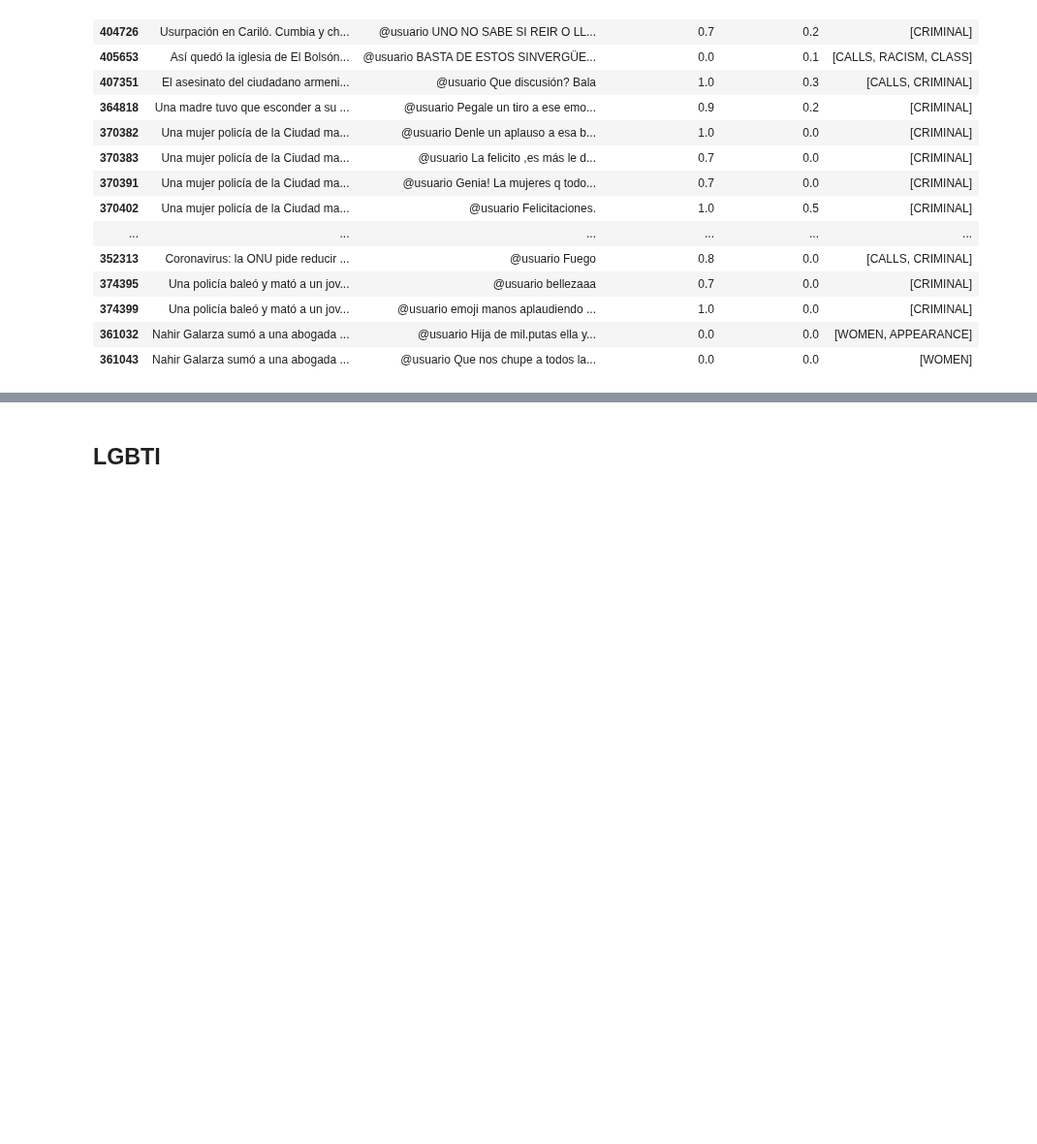
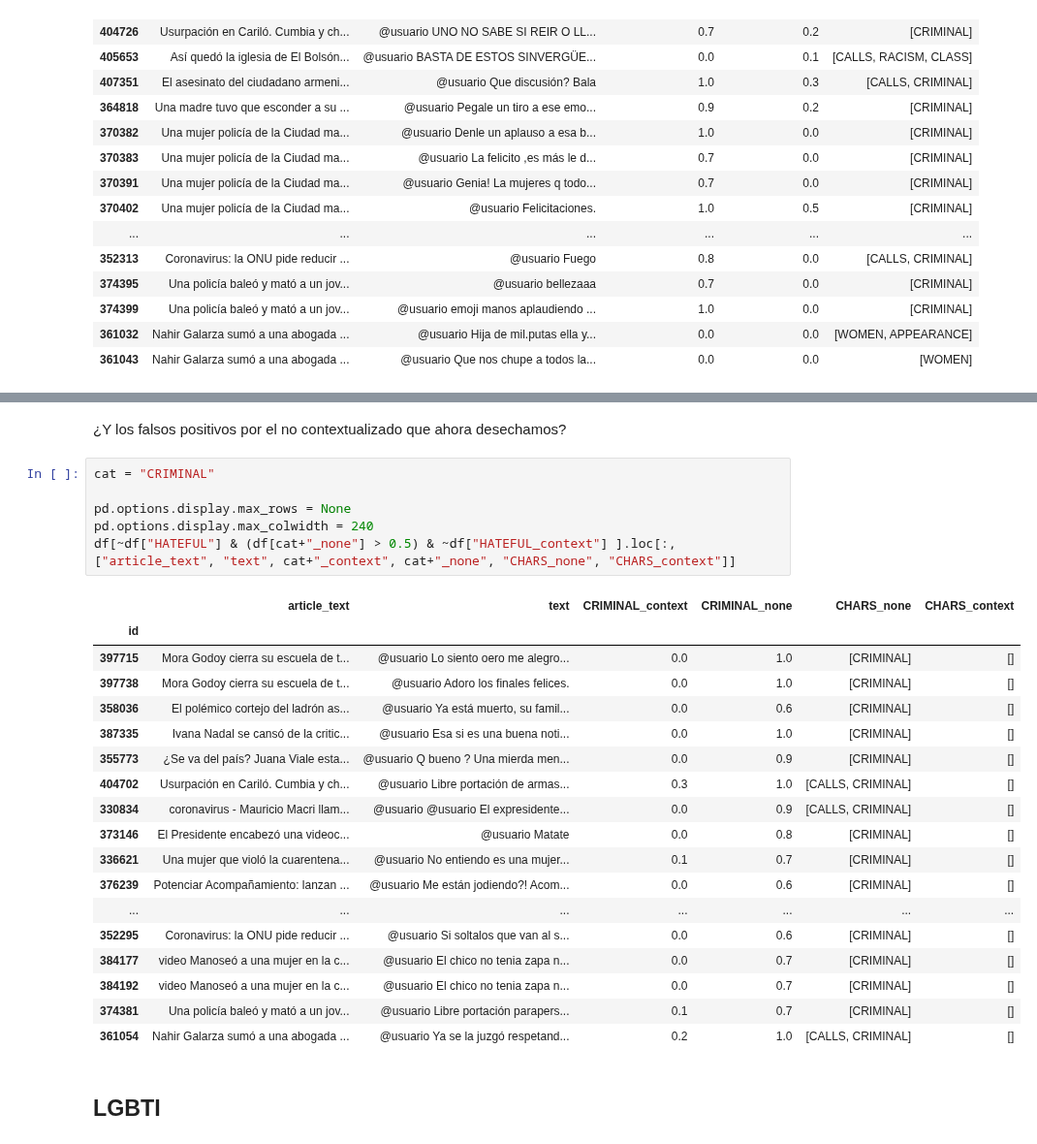
Before and after one commit to finiteautomata/contextualized-hatespeech-classification, a Jupyter notebook: notebooks/Context Analysis.ipynb, the cells around one changed output, grey strips where cells are left out. Shown at 97% size. Saved outputs shown, nothing was run; the diff lists cells and outputs as text; blank space fills up the shorter version.

Commit message:
Update context analysis

```diff
--- a/notebooks/Context Analysis.ipynb
+++ b/notebooks/Context Analysis.ipynb
@@ -117,3 +120,30 @@ df[df[cat] & df["HATEFUL_context"] & ~df["HATEFUL_none"] ].loc[:, ["article_text
+# %% [markdown]
+¿Y los falsos positivos por el no contextualizado que ahora desechamos?
+# %%
+cat = "CRIMINAL"
+
+pd.options.display.max_rows = None
+pd.options.display.max_colwidth = 240
+df[~df["HATEFUL"] & (df[cat+"_none"] > 0.5) & ~df["HATEFUL_context"] ].loc[:, ["article_text", "text", cat+"_context", cat+"_none", "CHARS_none", "CHARS_context"]]
+# %% [output]
+|  | article_text | text | CRIMINAL_context | CRIMINAL_none | CHARS_none | CHARS_context |
+| id |  |  |  |  |  |  |
+| 397715 | Mora Godoy cierra su escuela de t... | @usuario Lo siento oero me alegro... | 0.0 | 1.0 | [CRIMINAL] | [] |
+| 397738 | Mora Godoy cierra su escuela de t... | @usuario Adoro los finales felices. | 0.0 | 1.0 | [CRIMINAL] | [] |
+| 358036 | El polémico cortejo del ladrón as... | @usuario Ya está muerto, su famil... | 0.0 | 0.6 | [CRIMINAL] | [] |
+| 387335 | Ivana Nadal se cansó de la critic... | @usuario Esa si es una buena noti... | 0.0 | 1.0 | [CRIMINAL] | [] |
+| 355773 | ¿Se va del país? Juana Viale esta... | @usuario Q bueno ? Una mierda men... | 0.0 | 0.9 | [CRIMINAL] | [] |
+| 404702 | Usurpación en Cariló. Cumbia y ch... | @usuario Libre portación de armas... | 0.3 | 1.0 | [CALLS, CRIMINAL] | [] |
+| 330834 | coronavirus - Mauricio Macri llam... | @usuario @usuario El expresidente... | 0.0 | 0.9 | [CALLS, CRIMINAL] | [] |
+| 373146 | El Presidente encabezó una videoc... | @usuario Matate | 0.0 | 0.8 | [CRIMINAL] | [] |
+| 336621 | Una mujer que violó la cuarentena... | @usuario No entiendo es una mujer... | 0.1 | 0.7 | [CRIMINAL] | [] |
+| 376239 | Potenciar Acompañamiento: lanzan ... | @usuario Me están jodiendo?! Acom... | 0.0 | 0.6 | [CRIMINAL] | [] |
+| ... | ... | ... | ... | ... | ... | ... |
+| 352295 | Coronavirus: la ONU pide reducir ... | @usuario Si soltalos que van al s... | 0.0 | 0.6 | [CRIMINAL] | [] |
+| 384177 | video Manoseó a una mujer en la c... | @usuario El chico no tenia zapa n... | 0.0 | 0.7 | [CRIMINAL] | [] |
+| 384192 | video Manoseó a una mujer en la c... | @usuario El chico no tenia zapa n... | 0.0 | 0.7 | [CRIMINAL] | [] |
+| 374381 | Una policía baleó y mató a un jov... | @usuario Libre portación parapers... | 0.1 | 0.7 | [CRIMINAL] | [] |
+| 361054 | Nahir Galarza sumó a una abogada ... | @usuario Ya se la juzgó respetand... | 0.2 | 1.0 | [CALLS, CRIMINAL] | [] |
 # %% [markdown]
 ## LGBTI
 # %%
```
Also changed, not shown: parts of 7 cells of this notebook.
